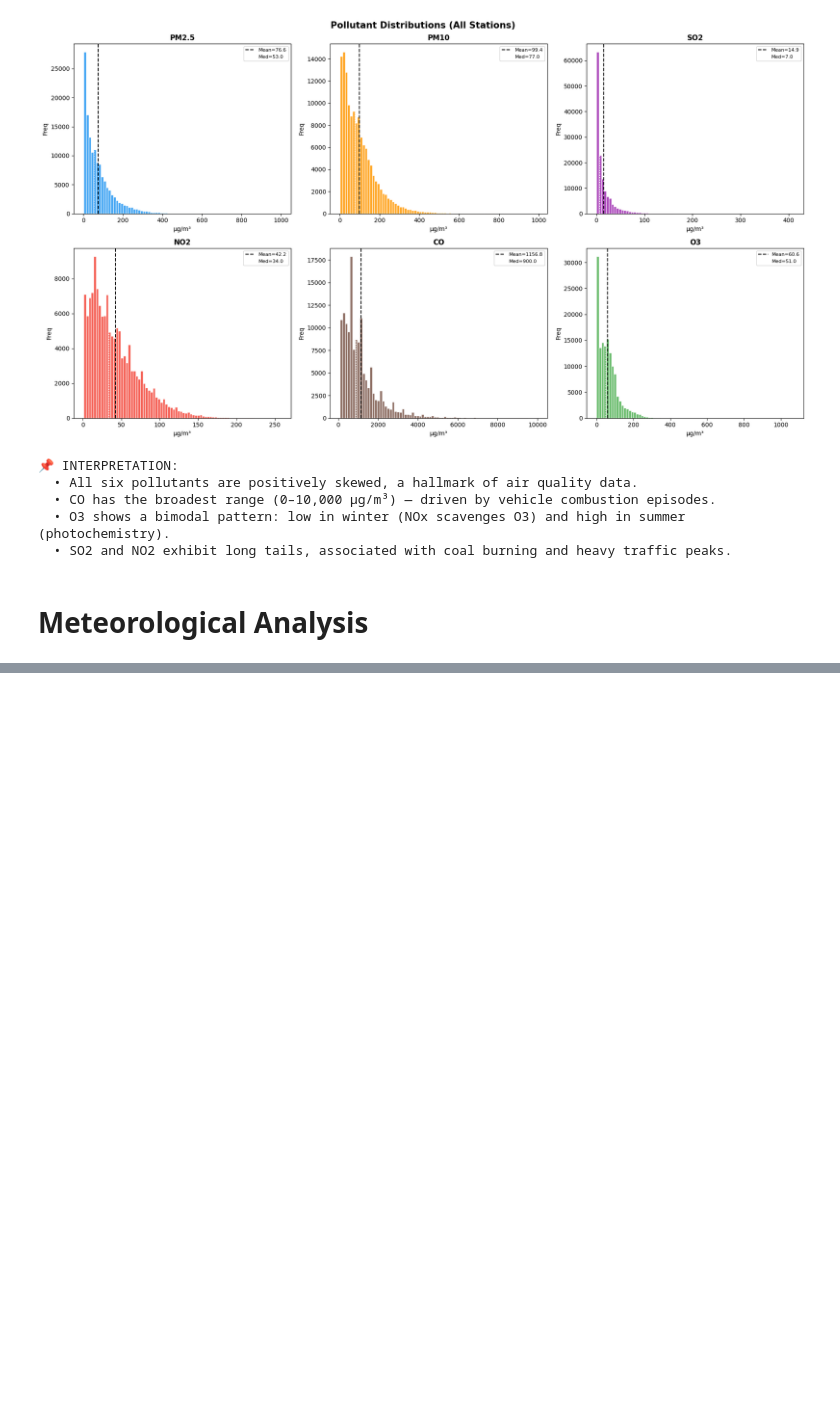
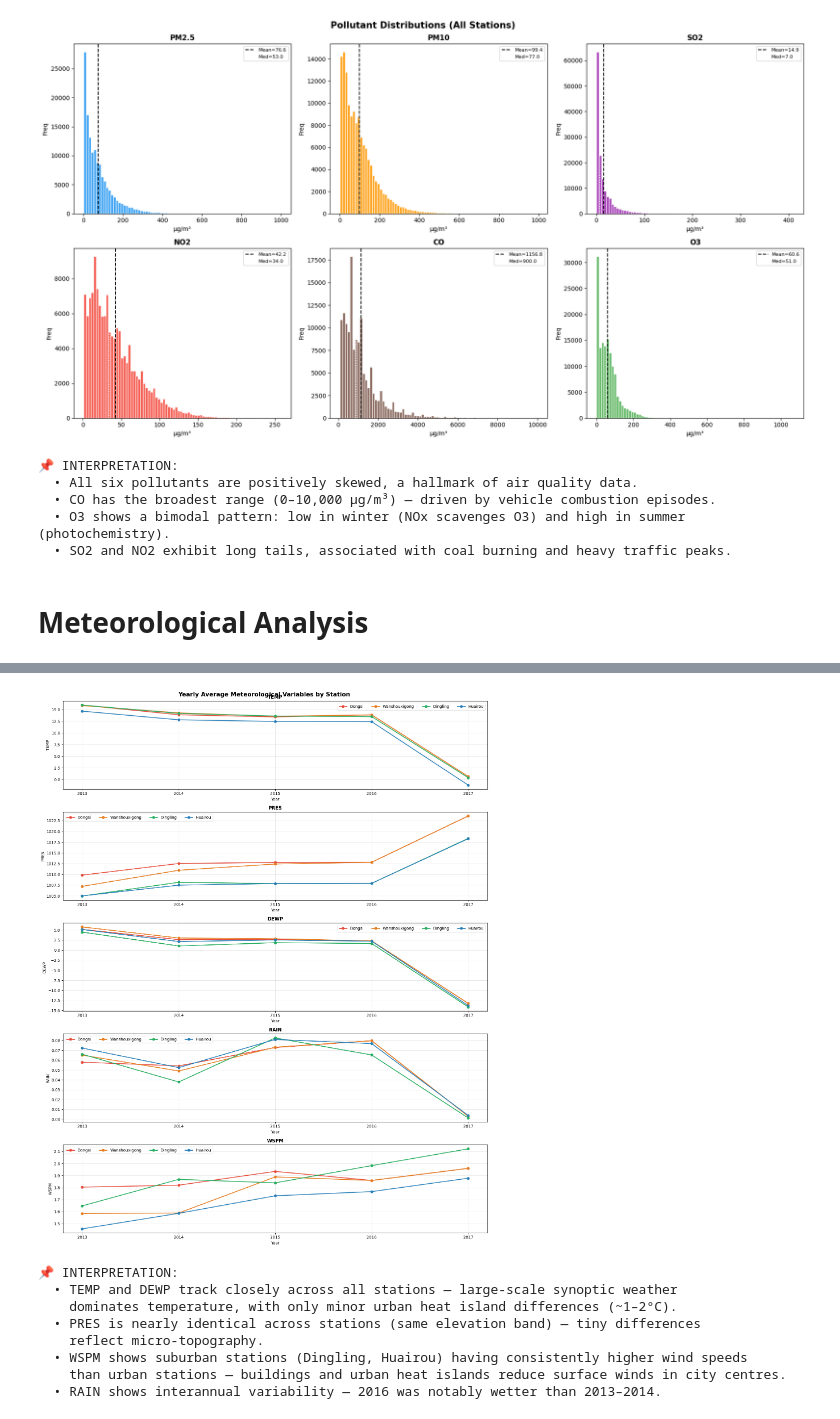
Before and after one commit to mairafaq08/assessment, a Jupyter notebook: Assesment_File.ipynb, the cells around one changed output, grey strips where cells are left out. Cells and saved outputs as stored; diff of their text form; code cells hidden in the pictures; blank space fills up the shorter version.

```diff
--- a/Assesment_File.ipynb
+++ b/Assesment_File.ipynb
@@ -896,0 +930,44 @@ print("""
+# %%
+# ── 2a. Yearly met variables per station ─────────────────────
+STATION_COLORS = {
+    "Dongsi"         : "#e74c3c",
+    "Wanshouxigong"  : "#e67e22",
+    "Dingling"       : "#27ae60",
+    "Huairou"        : "#2980b9",
+}
+fig, axes = plt.subplots(len(MET_COLS), 1, figsize=(16, 4*len(MET_COLS)))
+fig.suptitle("Yearly Average Meteorological Variables by Station", fontsize=15, fontweight="bold")
+
+for ax, met in zip(axes, MET_COLS):
+    for stn in STATIONS:
+        sub = full_df[full_df["station"]==stn].groupby("year")[met].mean()
+        ax.plot(sub.index, sub.values, marker="o", linewidth=2,
+                label=stn, color=STATION_COLORS[stn])
+    ax.set_title(met, fontweight="bold")
+    ax.set_xlabel("Year"); ax.set_ylabel(met)
+    ax.set_xticks(sorted(full_df["year"].unique()))
+    ax.legend(ncol=4); ax.grid(True, alpha=0.3)
+
+plt.tight_layout()
+plt.savefig("fig_met_yearly_by_station.png", dpi=150, bbox_inches="tight")
+plt.show()
+print("""
+📌 INTERPRETATION:
+  • TEMP and DEWP track closely across all stations — large-scale synoptic weather
+    dominates temperature, with only minor urban heat island differences (~1–2°C).
+  • PRES is nearly identical across stations (same elevation band) — tiny differences
+    reflect micro-topography.
+  • WSPM shows suburban stations (Dingling, Huairou) having consistently higher wind speeds
+    than urban stations — buildings and urban heat islands reduce surface winds in city centres.
+  • RAIN shows interannual variability — 2016 was notably wetter than 2013–2014.
+""")
+# %% [output]
+[figure, added]
+📌 INTERPRETATION:
+  • TEMP and DEWP track closely across all stations — large-scale synoptic weather
+    dominates temperature, with only minor urban heat island differences (~1–2°C).
+  • PRES is nearly identical across stations (same elevation band) — tiny differences
+    reflect micro-topography.
+  • WSPM shows suburban stations (Dingling, Huairou) having consistently higher wind speeds
+    than urban stations — buildings and urban heat islands reduce surface winds in city centres.
+  • RAIN shows interannual variability — 2016 was notably wetter than 2013–2014.
```
Also changed, not shown: parts of 13 cells of this notebook.
